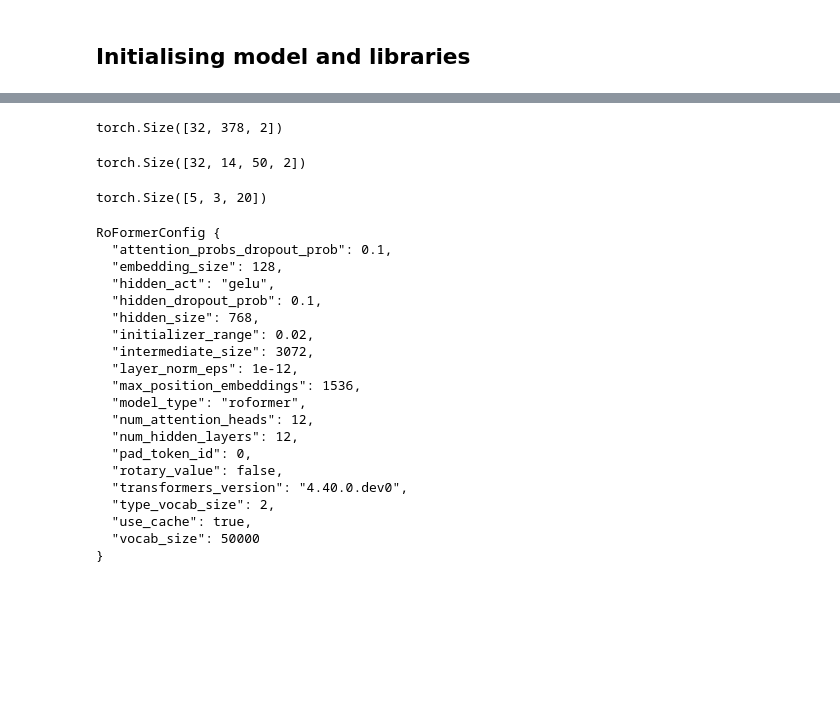
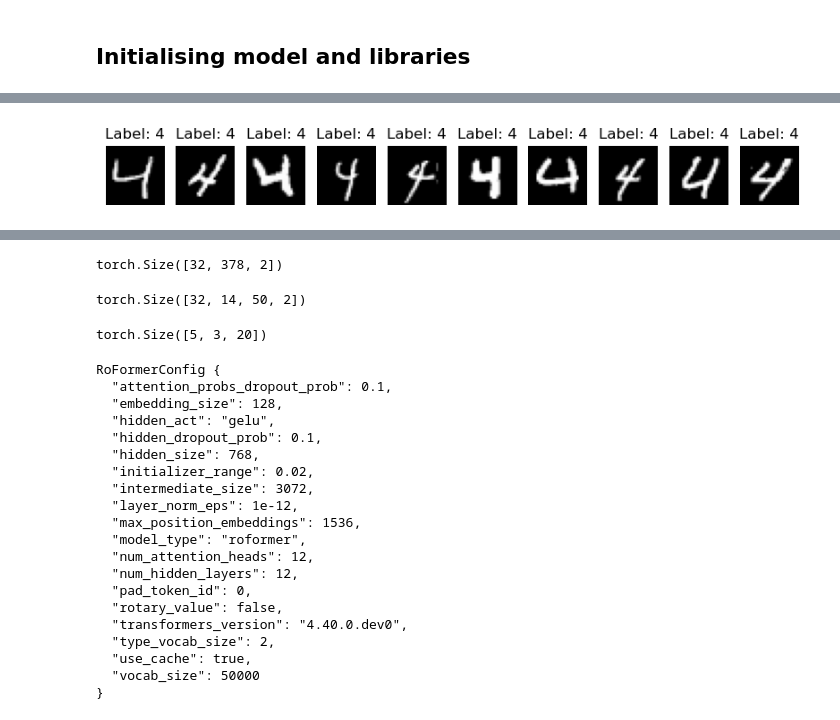
Before and after one commit to AmanKukde/FourierImageTransformer, a Jupyter notebook: Playground.ipynb, the cells around one changed output, grey strips where cells are left out. Cells and saved outputs as stored; diff of their text form; code cells hidden in the pictures; blank space fills up the shorter version.

```diff
--- a/Playground.ipynb
+++ b/Playground.ipynb
@@ -30,7 +30,7 @@ loss = trained_model_path.split('/')[-3]
 # dataset = "MNIST"
 # model_type = 'mamba'
 # loss = 'sum'
-
+dataset = "CelebA"
 seed_everything(22122020)
 
 if dataset == "MNIST":
@@ -38,7 +38,7 @@ if dataset == "MNIST":
                             batch_size=32, subset_flag=False)
 if dataset == "CelebA":
     dm = CelebA_SResFITDM(root_dir="./datamodules/data/",
-                            batch_size=8, subset_flag=False)
+                            batch_size=64, subset_flag=False)
 if dataset == "Bio":
     dm = BioSRFActin('./', 8)
 # dm = BioSRMicrotubules('./', 8)
@@ -74,0 +71,3 @@ Model Loaded
+# %%
+for fc, (mag_min, mag_max), img in dm.train_dataloader():
+        break
@@ -74,0 +76,31 @@ Model Loaded
+# %%
+import torch
+from torchvision import datasets, transforms
+import matplotlib.pyplot as plt
+
+# Define a transform to convert the images to tensor
+transform = transforms.Compose([transforms.ToTensor()])
+
+# Load the MNIST dataset
+mnist = datasets.MNIST(root='./data', train=True, download=True, transform=transform)
+
+# Filter the dataset to only include images of 1s
+ones_indices = [i for i, (img, label) in enumerate(mnist) if label == 4]
+
+# Create a subset of the dataset with only 1s
+ones_subset = torch.utils.data.Subset(mnist, ones_indices)
+
+# Function to display a few images from the dataset
+def show_images(dataset, num_images=10):
+    fig, axes = plt.subplots(1, num_images, figsize=(10, 2))
+    for i in range(num_images):
+        img, label = dataset[i]
+        axes[i].imshow(img.squeeze(), cmap='gray')
+        axes[i].set_title(f'Label: {label}')
+        axes[i].axis('off')
+    plt.show()
+
+# Display a few images of 1s
+show_images(ones_subset)
+# %% [output]
+[figure, added]
```
Also changed, not shown: parts of 6 cells of this notebook, 5 other files.
